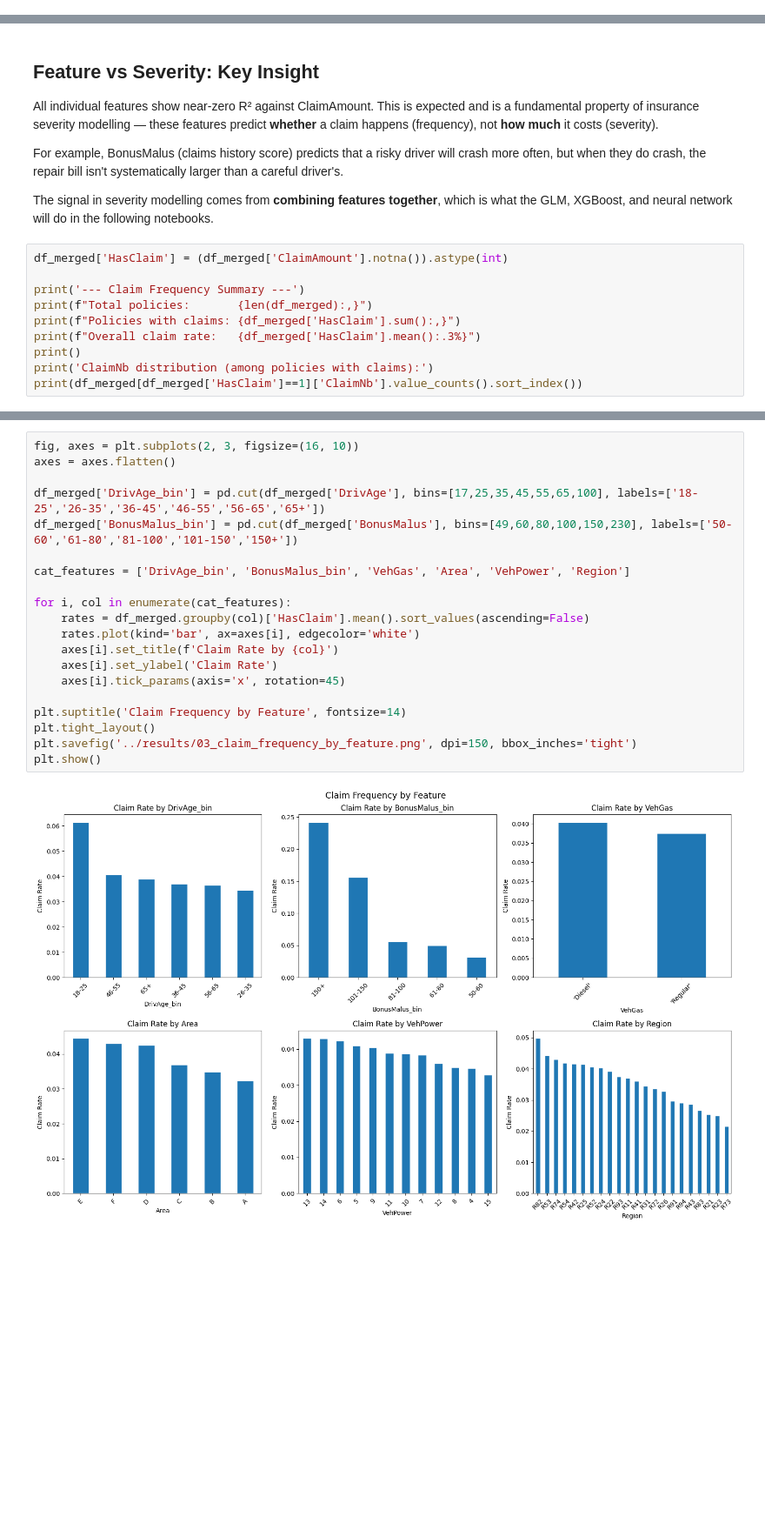
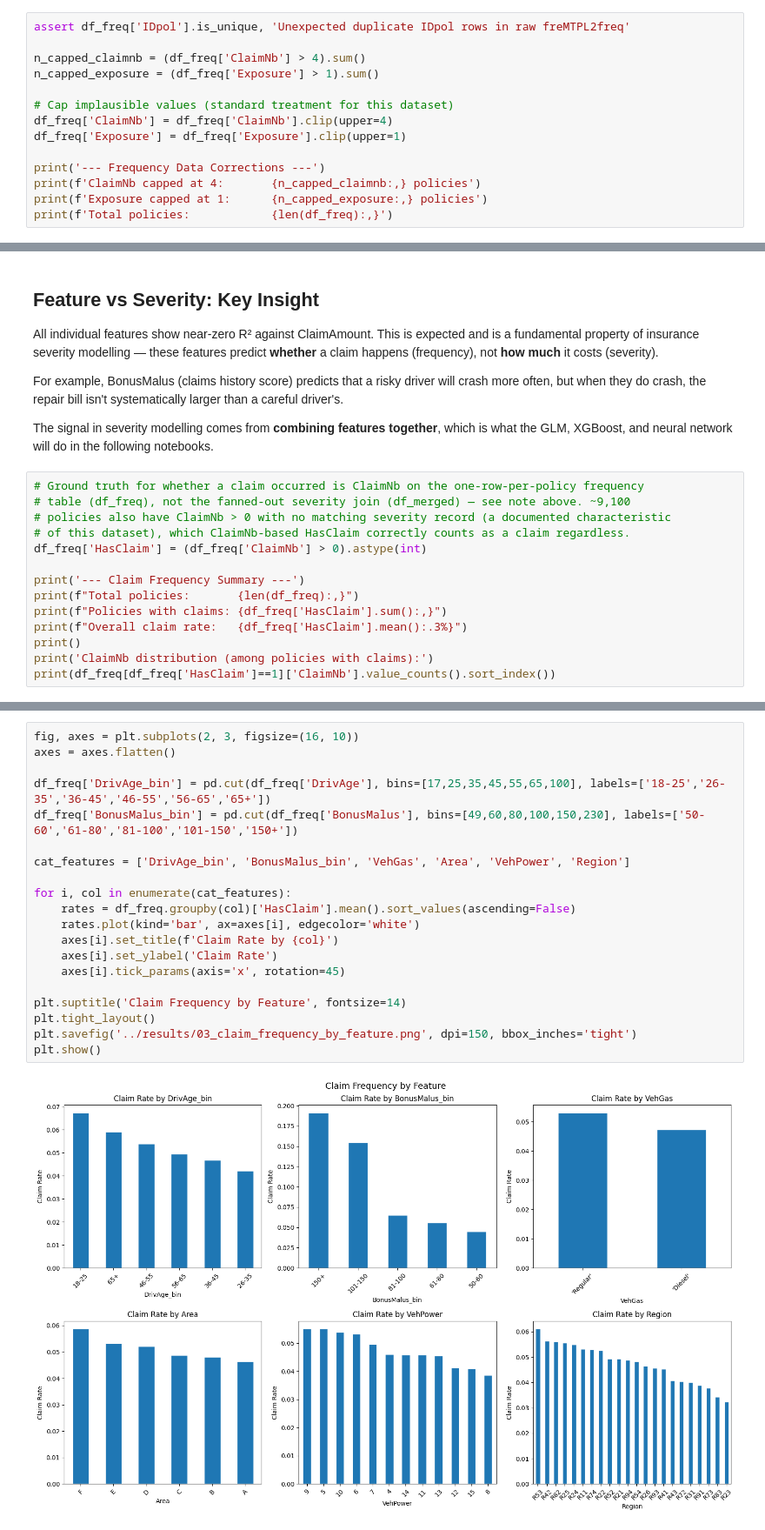
Before and after one commit to dpark2380/Insurance-Claims-Predictor, a Jupyter notebook: notebooks/01_eda.ipynb, the cells around one changed output, grey strips where cells are left out. Shown at 87% size. Saved outputs shown, nothing was run; the diff lists cells and outputs as text; blank space fills up the shorter version.

```diff
--- a/notebooks/01_eda.ipynb
+++ b/notebooks/01_eda.ipynb
@@ -41,0 +41,14 @@ Fetching freMTPL2sev from OpenML...
+# %%
+assert df_freq['IDpol'].is_unique, 'Unexpected duplicate IDpol rows in raw freMTPL2freq'
+
+n_capped_claimnb = (df_freq['ClaimNb'] > 4).sum()
+n_capped_exposure = (df_freq['Exposure'] > 1).sum()
+
+# Cap implausible values (standard treatment for this dataset)
+df_freq['ClaimNb'] = df_freq['ClaimNb'].clip(upper=4)
+df_freq['Exposure'] = df_freq['Exposure'].clip(upper=1)
+
+print('--- Frequency Data Corrections ---')
+print(f'ClaimNb capped at 4:       {n_capped_claimnb:,} policies')
+print(f'Exposure capped at 1:      {n_capped_exposure:,} policies')
+print(f'Total policies:            {len(df_freq):,}')
@@ -215,14 +232,18 @@ For example, BonusMalus (claims history score) predicts that a risky driver will
 
 The signal in severity modelling comes from **combining features together**, which is what the GLM, XGBoost, and neural network will do in the following notebooks.
 # %%
-df_merged['HasClaim'] = (df_merged['ClaimAmount'].notna()).astype(int)
+# Ground truth for whether a claim occurred is ClaimNb on the one-row-per-policy frequency
+# table (df_freq), not the fanned-out severity join (df_merged) — see note above. ~9,100
+# policies also have ClaimNb > 0 with no matching severity record (a documented characteristic
+# of this dataset), which ClaimNb-based HasClaim correctly counts as a claim regardless.
+df_freq['HasClaim'] = (df_freq['ClaimNb'] > 0).astype(int)
 
 print('--- Claim Frequency Summary ---')
-print(f"Total policies:       {len(df_merged):,}")
-print(f"Policies with claims: {df_merged['HasClaim'].sum():,}")
-print(f"Overall claim rate:   {df_merged['HasClaim'].mean():.3%}")
+print(f"Total policies:       {len(df_freq):,}")
+print(f"Policies with claims: {df_freq['HasClaim'].sum():,}")
+print(f"Overall claim rate:   {df_freq['HasClaim'].mean():.3%}")
 print()
 print('ClaimNb distribution (among policies with claims):')
-print(df_merged[df_merged['HasClaim']==1]['ClaimNb'].value_counts().sort_index())
+print(df_freq[df_freq['HasClaim']==1]['ClaimNb'].value_counts().sort_index())
 # %% [output]
 --- Claim Frequency Summary ---
@@ -246,25 +314,25 @@ Name: count, dtype: int64
 # %%
 fig, axes = plt.subplots(2, 3, figsize=(16, 10))
 axes = axes.flatten()
 
-df_merged['DrivAge_bin'] = pd.cut(df_merged['DrivAge'], bins=[17,25,35,45,55,65,100], labels=['18-25','26-35','36-45','46-55','56-65','65+'])
-df_merged['BonusMalus_bin'] = pd.cut(df_merged['BonusMalus'], bins=[49,60,80,100,150,230], labels=['50-60','61-80','81-100','101-150','150+'])
+df_freq['DrivAge_bin'] = pd.cut(df_freq['DrivAge'], bins=[17,25,35,45,55,65,100], labels=['18-25','26-35','36-45','46-55','56-65','65+'])
+df_freq['BonusMalus_bin'] = pd.cut(df_freq['BonusMalus'], bins=[49,60,80,100,150,230], labels=['50-60','61-80','81-100','101-150','150+'])
 
 cat_features = ['DrivAge_bin', 'BonusMalus_bin', 'VehGas', 'Area', 'VehPower', 'Region']
 
 for i, col in enumerate(cat_features):
-    rates = df_merged.groupby(col)['HasClaim'].mean().sort_values(ascending=False)
+    rates = df_freq.groupby(col)['HasClaim'].mean().sort_values(ascending=False)
     rates.plot(kind='bar', ax=axes[i], edgecolor='white')
     axes[i].set_title(f'Claim Rate by {col}')
     axes[i].set_ylabel('Claim Rate')
     axes[i].tick_params(axis='x', rotation=45)
 
 plt.suptitle('Claim Frequency by Feature', fontsize=14)
 plt.tight_layout()
 plt.savefig('../results/03_claim_frequency_by_feature.png', dpi=150, bbox_inches='tight')
 plt.show()
 # %% [output]
-[figure, old version]
+[figure, new version]
 # %% [markdown]
 ***
 ## Part 2. Frequency Analysis
```
Also changed, not shown: parts of 14 cells of this notebook, 3 other files.
